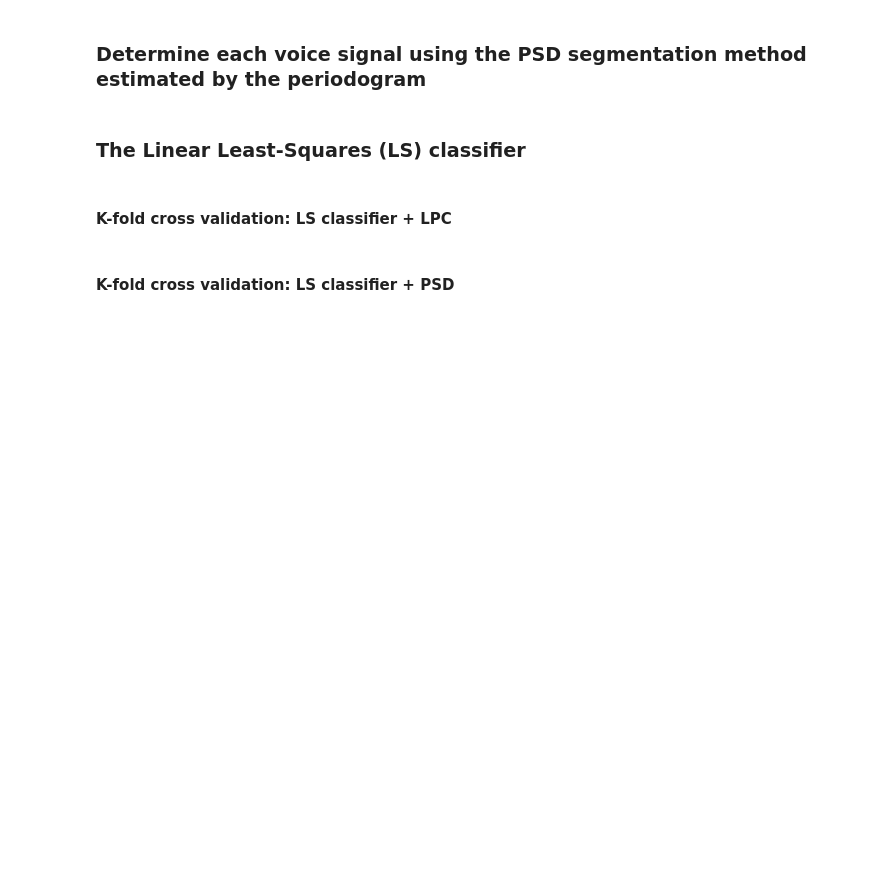
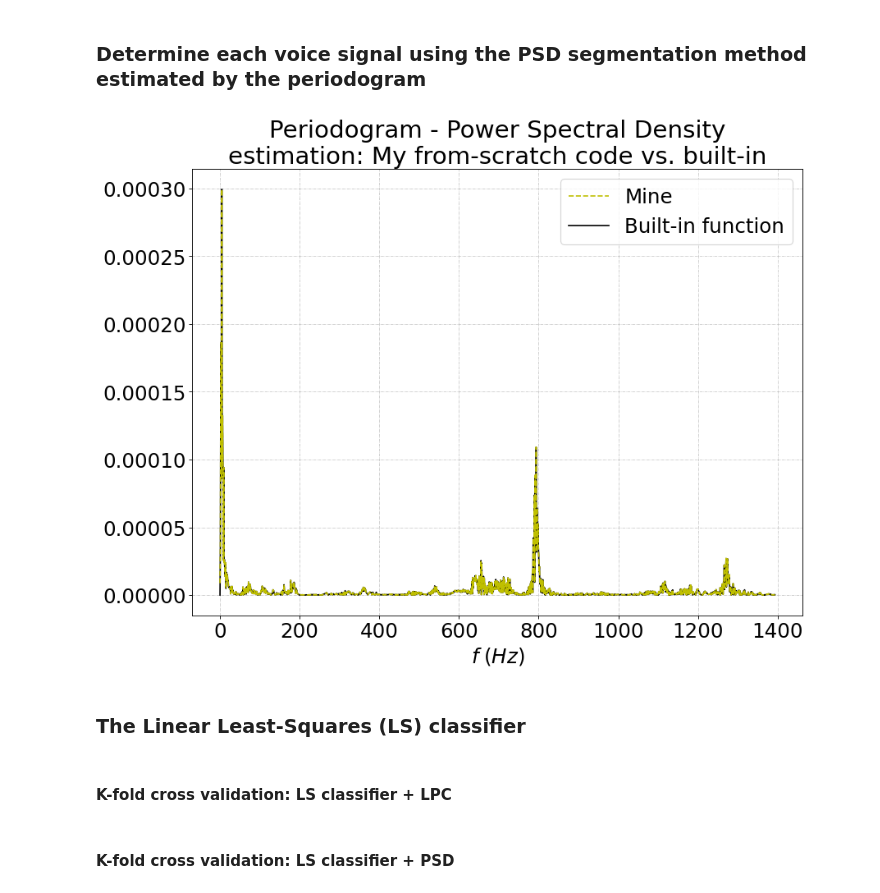
Before and after one commit to tapyu/to-rm-courses, a Jupyter notebook: identificação_de_sistemas/Projeto 1 - Extração de Atributos de Sinais de Voz para Classificação de Padrões/TC1.ipynb, the cells around one changed output. Cells and saved outputs as stored; diff of their text form; code cells hidden in the pictures; blank space fills up the shorter version.

```diff
--- a/identificação_de_sistemas/Projeto 1 - Extração de Atributos de Sinais de Voz para Classificação de Padrões/TC1.ipynb
+++ b/identificação_de_sistemas/Projeto 1 - Extração de Atributos de Sinais de Voz para Classificação de Padrões/TC1.ipynb
@@ -180,33 +186,47 @@ def my_periodogram(g, Fs):
     # transform it into one-sided
     p = p[0:1+N//2]
     p[1:-1] *= 2
     # all frequencies
     all_f = arange(0,W+Fs/N,Fs/N)[:p.size]
 
     return p, all_f
 
 # lower and upper bound
 all_lb = (0, 100, 200, 360, 500, 700, 850, 1000, 1200, 1320, 1500, 2200, 2700)
 all_ub = all_lb[1:] + (3700,)
 
 for key, data in all_data.items():
     # As the 4 signals are identical for p \in {10, 15, 20}, it is not necessary to compute x for different values of p
     if 'p10' not in key:
         continue
     for noise_id in '', '+noise_01', '+noise_0625':
         s = data[f'signal{noise_id}']
         p, all_f = my_periodogram(s, F_s)
         _, p_builtin = periodogram(s, fs=F_s)
+        # plot an periodogram comparasion
+        if key == 'avancar_4_p10_s1a' and noise_id == '':
+            fig = plt.figure(figsize=(12, 9), dpi=80)
+            ax = fig.gca()
+            ax.set_axisbelow(True)
+            ax.plot(all_f[:1500], p[:1500], 'y--', zorder=2, label='Mine')
+            ax.plot(all_f[:1500], p_builtin[:1500], 'k', zorder=1, label='Built-in function')
+            plt.legend(loc="upper right")
+            plt.xlabel(r'$f\;(Hz)$')
+            plt.title('Periodogram - Power Spectral Density\nestimation: My from-scratch code vs. built-in')
+            plt.grid(True, linestyle='-.', linewidth=.5)
+            plt.show()
         # for each lower and upper bound interval, get the maximum value
         psd_sampled = array([max(p[logical_and(all_f>=lb, all_f<=ub)]) for lb, ub in zip(all_lb, all_ub)])
         # save the attribute vector and all PSD
         all_data[key][f'psd{noise_id} sampled'] = psd_sampled
         # save the attribute vector and all PSD with box-cox
         all_data[key][f'psd{noise_id} sampled box-cox'] = box_cox(psd_sampled, 0.1)
         # save PSD from my periodogram estimate
         all_data[key][f'psd{noise_id}'] = p
         # save PSD from my periodogram estimate - built-in function
         all_data[key][f'psd{noise_id} built-in'] = p_builtin
+# %% [output]
+[figure, added]
 # %% [markdown]
 ### The Linear Least-Squares (LS) classifier
 # %%
```
Also changed, not shown: parts of 27 cells of this notebook, 51 other files.
